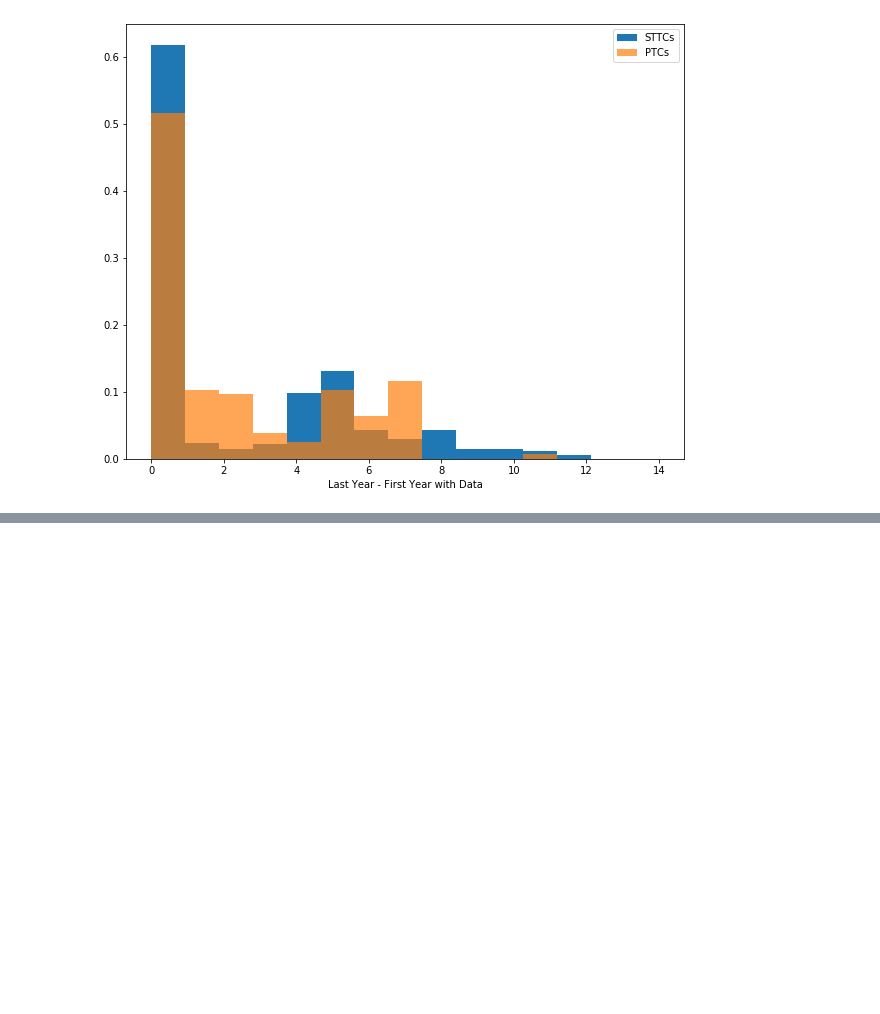
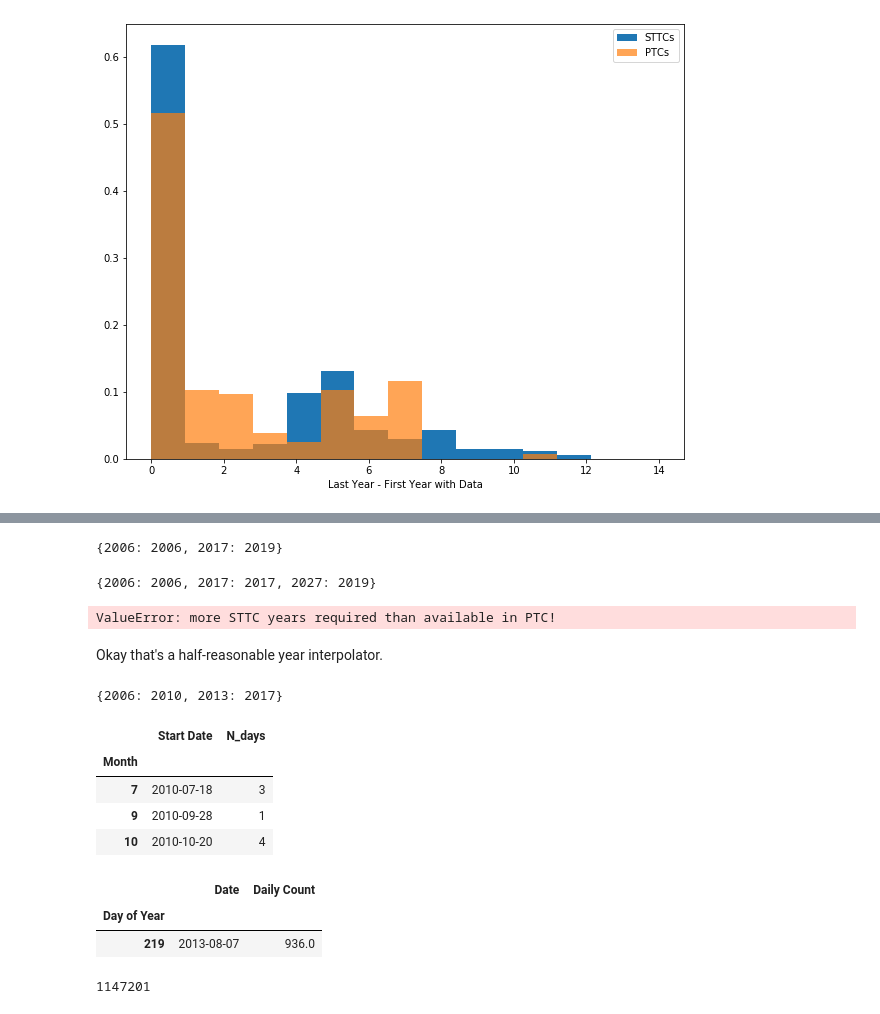
Before and after one commit to CityofToronto/bdit_traffic_prophet, a Jupyter notebook: development_notebooks/CountmatchDev5-AlgoShootout.ipynb, the cells around one changed output, grey strips where cells are left out. Saved outputs shown, nothing was run; the diff lists cells and outputs as text; code cells hidden in the pictures; blank space fills up the shorter version.

```diff
--- a/development_notebooks/CountmatchDev5-AlgoShootout.ipynb
+++ b/development_notebooks/CountmatchDev5-AlgoShootout.ipynb
@@ -97,0 +113,10 @@ This routine randomly generates a set of STTCs.  The goal is to generate a set o
+# %%
+# Get STTC count IDs. Randomize their orders.
+sttc_count_ids = np.array(sorted(rdr.sttcs.keys()))
+sttc_negative_count_ids = sttc_count_ids[sttc_count_ids < 0]
+sttc_positive_count_ids = sttc_count_ids[sttc_count_ids > 0]
+np.random.shuffle(sttc_negative_count_ids)
+np.random.shuffle(sttc_positive_count_ids)
+# %%
+ptc = list(rdr.ptcs.values())[42]
+ptc.count_id
@@ -97,0 +125,14 @@ This routine randomly generates a set of STTCs.  The goal is to generate a set o
+# %%
+sttc_count_ids = sttc_negative_count_ids if ptc.direction < 0 else sttc_positive_count_ids
+# Select an STTC.
+for i in range(len(sttc_count_ids)):
+    sttc = rdr.sttcs[sttc_count_ids[i]]
+    sttc_years = sttc.data['Date'].index.levels[0].values
+    ptc_years = ptc.data['AADT'].index.values
+    # Check if the STTC has more years of data than the PTC - if not,
+    # use the chosen STTC.
+    if sttc_years.shape[0] <= ptc_years.shape[0]:
+        break
+
+# Remove the STTC ID from future consideration.
+sttc_count_ids = np.delete(sttc_count_ids, i)
@@ -97,0 +238,43 @@ This routine randomly generates a set of STTCs.  The goal is to generate a set o
+# %%
+get_year_mapping([2006, 2017], [2006, 2017, 2018, 2019])
+# %% [output]
+{2006: 2006, 2017: 2019}
+# %%
+get_year_mapping([2006, 2017, 2023, 2027], [2006, 2017, 2018, 2019])
+# %% [output]
+{2006: 2006, 2017: 2017, 2027: 2019}
+# %%
+get_year_mapping([2006, 2017, 2023, 2027], [2018, 2019])
+# %% [output]
+ValueError: more STTC years required than available in PTC!
+# %% [markdown]
+Okay that's a half-reasonable year interpolator.
+# %%
+year_mapping = get_year_mapping(sttc_years, ptc_years)
+year_mapping
+# %% [output]
+{2006: 2010, 2013: 2017}
+# %%
+def get_sample_request(sttc, year, dyear):
+    date_sample = pd.DataFrame({
+        'Date': (sttc.data.loc[year]['Date'] + pd.Timedelta(dyear, unit='Y')).dt.round('D').values})
+    date_sample['Month'] = date_sample['Date'].dt.month
+    date_sample['Day of Week'] = date_sample['Date'].dt.month
+    return (date_sample.groupby('Month')['Date']
+            .agg(['min', 'count'])
+            .rename(columns={'min': 'Start Date', 'count': 'N_days'}))
+
+
+def nearest_idx_factory(ptc_daily_counts):
+    ptc_date_idxs = pd.Series(ptc_daily_counts.index,
+                              index=ptc_daily_counts['Date'].values)
+    return lambda x: ptc_date_idxs.index.get_loc(x, method='nearest')
+
+
+get_sample_request(sttc, 2006, year_mapping[2006] - 2006)
+# %% [output]
+|  | Start Date | N_days |
+| Month |  |  |
+| 7 | 2010-07-18 | 3 |
+| 9 | 2010-09-28 | 1 |
+| 10 | 2010-10-20 | 4 |
@@ -97,0 +304,6 @@ This routine randomly generates a set of STTCs.  The goal is to generate a set o
+# %%
+sttc.data.loc[2013]
+# %% [output]
+|  | Date | Daily Count |
+| Day of Year |  |  |
+| 219 | 2013-08-07 | 936.0 |
@@ -97,0 +313,4 @@ This routine randomly generates a set of STTCs.  The goal is to generate a set o
+# %%
+fake_sttc.centreline_id
+# %% [output]
+1147201
```
Also changed, not shown: parts of 24 cells of this notebook, 3 other files.
